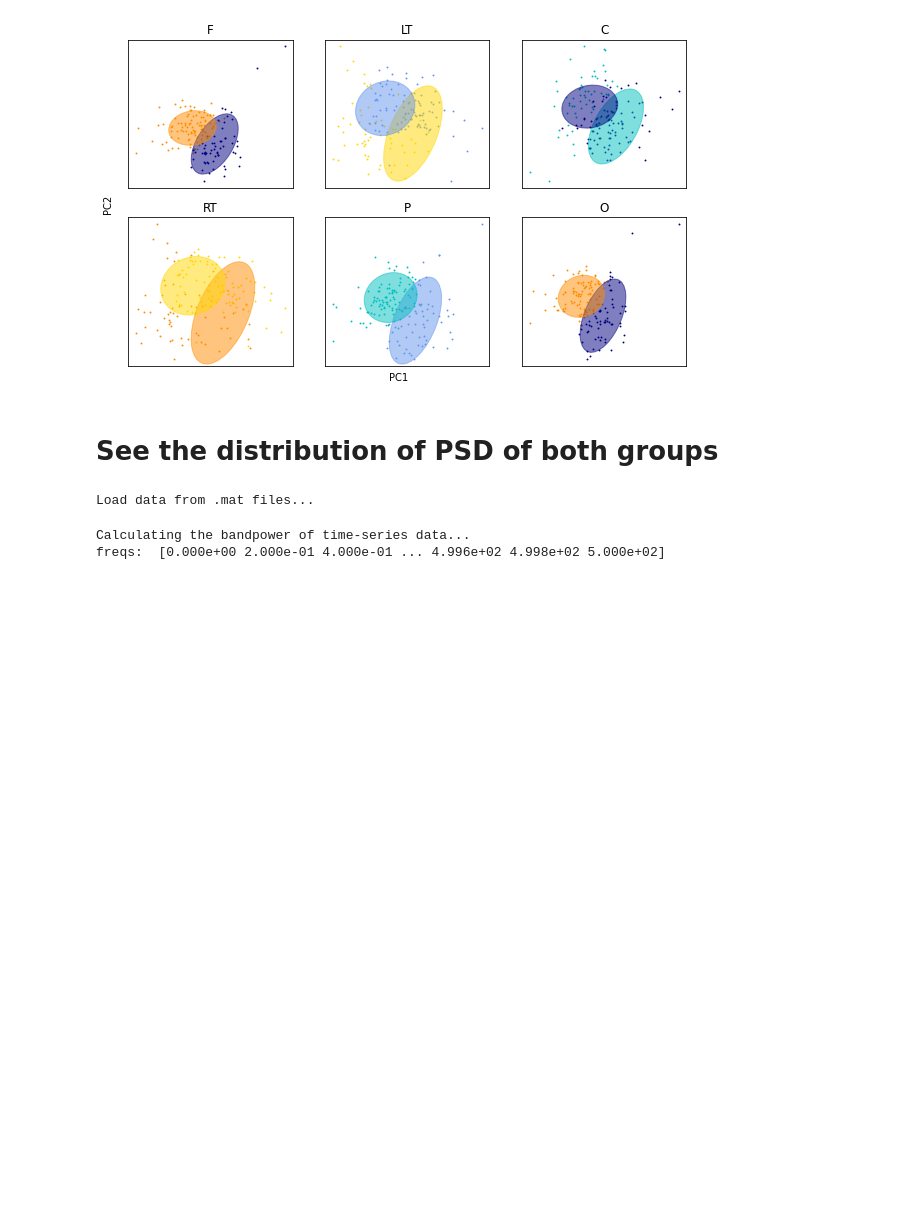
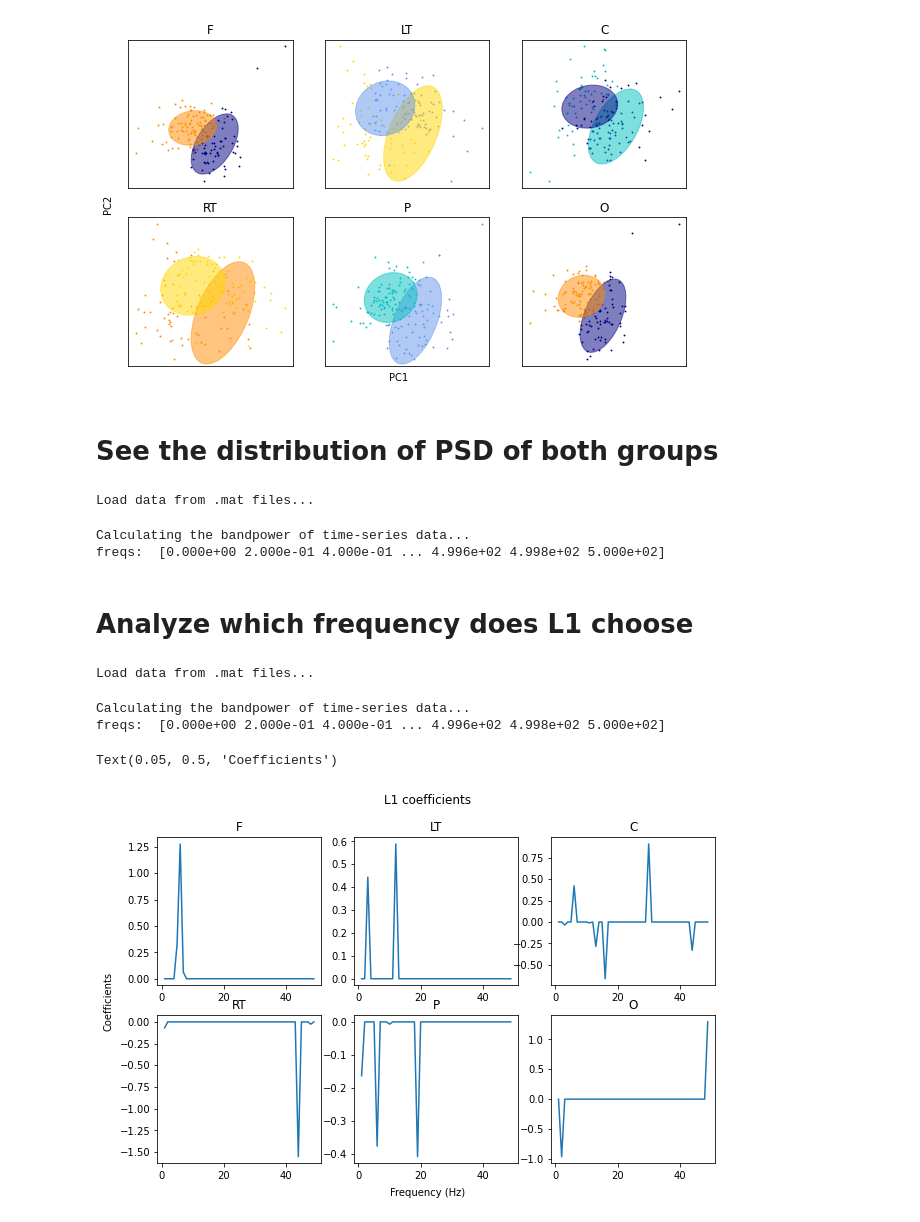
Before and after one commit to hundredball/Classroom_stress, a Jupyter notebook: data_analysis.ipynb, the cells around one changed output. Drawn from its saved outputs; the diff is of its cells as text; code cells hidden in the pictures; blank space fills up the shorter version.

```diff
--- a/data_analysis.ipynb
+++ b/data_analysis.ipynb
@@ -695,3 +729,48 @@ for i in range(len(freqs)):
     fig.text(0.05, 0.5, 'Density', va='center', rotation='vertical')
     fig.savefig('./results/PSD_raw_distribution/%d.png'%(i))
     plt.close()
+# %% [markdown]
+# Analyze which frequency does L1 choose
+# %%
+from sklearn.preprocessing import StandardScaler
+from sklearn.feature_selection import SelectFromModel
+from sklearn.linear_model import LogisticRegression
+
+X, Y, df_all = dataloader.read_data(label_format=2, data_folder='rawdata')
+
+# Remove bad trials
+X, Y, df_all = preprocessing.remove_trials(X, Y, df_all)
+
+# Average channels
+X = preprocessing.avg_channels_into_regions(X, df_all)
+
+# Transform into power
+low, high = list(range(1,50)), list(range(2,51))
+powers, psds, freqs = bandpower.get_bandpower(X, 1000, low=low, high=high, dB_scale=True)
+
+# L1 feature selection
+powers = np.array(powers)
+powers = powers.reshape((powers.shape[0],-1))
+scaler = StandardScaler()
+powers = scaler.fit_transform(powers)
+sel_ = SelectFromModel(LogisticRegression(C=1, penalty='l1', solver='liblinear'))
+sel_.fit(powers, Y)
+indices = np.where(sel_.estimator_.coef_!=0)[1]
+
+fig, axs = plt.subplots(2, 3, figsize=(10,6))
+for i_channel in range(6):
+
+    row, col = i_channel//3, i_channel%3
+
+    axs[row][col].plot(list(range(1,50)), sel_.estimator_.coef_[0,i_channel*len(low):(i_channel+1)*len(low)])
+    axs[row][col].set_title(df_all.loc[0,'channels'][i_channel])
+
+fig.suptitle('L1 coefficients')
+fig.text(0.5, 0.05, 'Frequency (Hz)', ha='center')
+fig.text(0.05, 0.5, 'Coefficients', va='center', rotation='vertical')
+# %% [output]
+Load data from .mat files...
+Calculating the bandpower of time-series data...
+freqs:  [0.000e+00 2.000e-01 4.000e-01 ... 4.996e+02 4.998e+02 5.000e+02]
+Text(0.05, 0.5, 'Coefficients')
+[figure, added]
```
Also changed, not shown: parts of 3 cells of this notebook.
